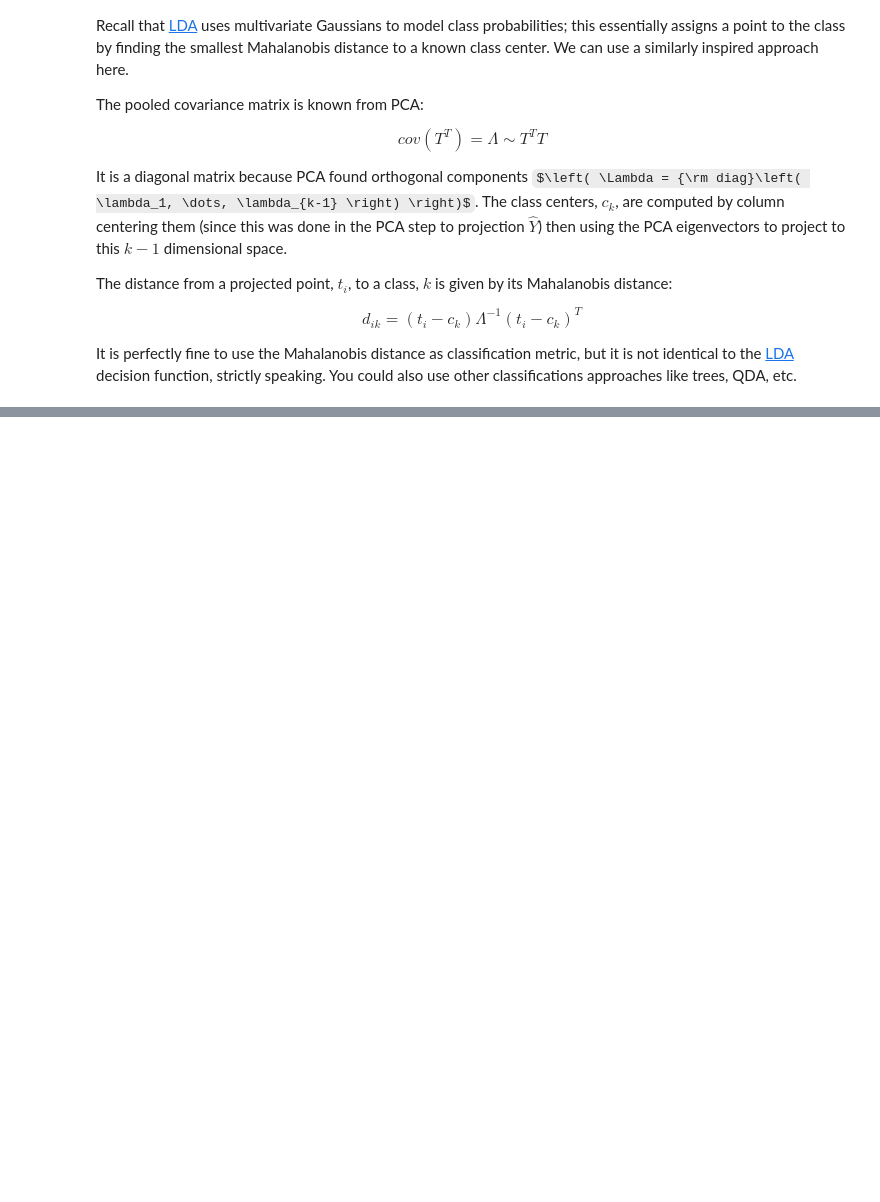
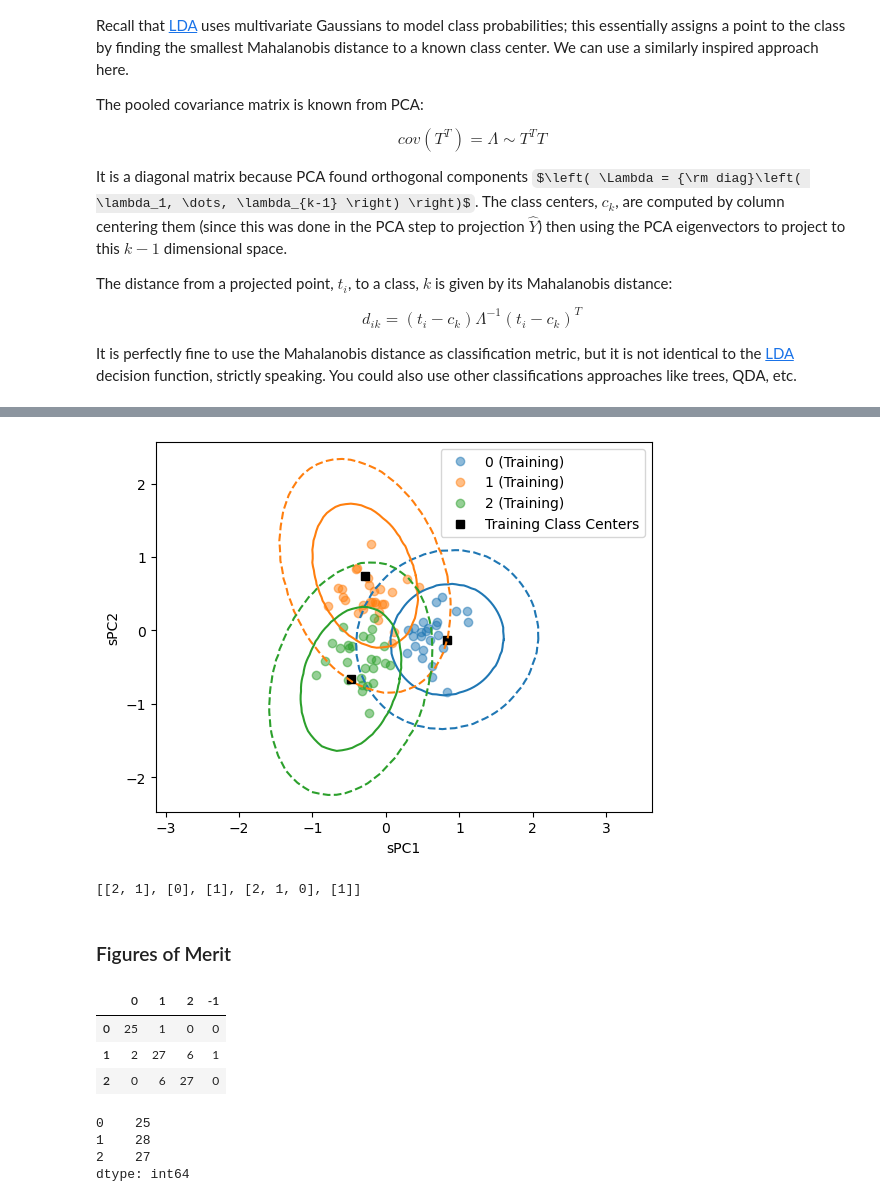
Before and after one commit to mahynski/pychemauth, a Jupyter notebook: docs/jupyter/gallery/plsda.ipynb, the cells around one changed output, grey strips where cells are left out. Saved outputs shown, nothing was run; the diff lists cells and outputs as text; code cells hidden in the pictures; some formulas as TeX source; blank space fills up the shorter version.

```diff
--- a/docs/jupyter/gallery/plsda.ipynb
+++ b/docs/jupyter/gallery/plsda.ipynb
@@ -278,0 +511,4 @@ We expect the [chi-squared distribution](https://en.wikipedia.org/wiki/Chi-squar
+# %%
+# The same calculation can be accomplished with pychemauth
+plsda = PLSDA(n_components=2, style='soft', scale_x=True)
+_ = plsda.fit(X_train, y_train)
@@ -278,0 +518,12 @@ We expect the [chi-squared distribution](https://en.wikipedia.org/wiki/Chi-squar
+# %%
+# You can see the overlapping ellipses for the training set where multiple assignments would be made
+_ = plsda.visualize(styles=['soft'])
+# %% [output]
+[figure, added]
+# %%
+# Some are even assigned to all 3 classes!
+plsda.predict(X_train)[:5]
+# %% [output]
+[[2, 1], [0], [1], [2, 1, 0], [1]]
+# %% [markdown]
+<h3>Figures of Merit</h3>
@@ -278,0 +532,17 @@ We expect the [chi-squared distribution](https://en.wikipedia.org/wiki/Chi-squar
+# %%
+# Now we see that some instances are assigned to the -1 column (unknown)
+df
+# %% [output]
+|  | 0 | 1 | 2 | -1 |
+| 0 | 25 | 1 | 0 | 0 |
+| 1 | 2 | 27 | 6 | 1 |
+| 2 | 0 | 6 | 27 | 0 |
+# %%
+# Note how the sums of the rows do not equal the total number of observations any more - this is because it is possible
+# to assign a point to multiple classes now.
+I
+# %% [output]
+0    25
+1    28
+2    27
+dtype: int64
```
Also changed, not shown: parts of 35 cells of this notebook, 1 other file.
